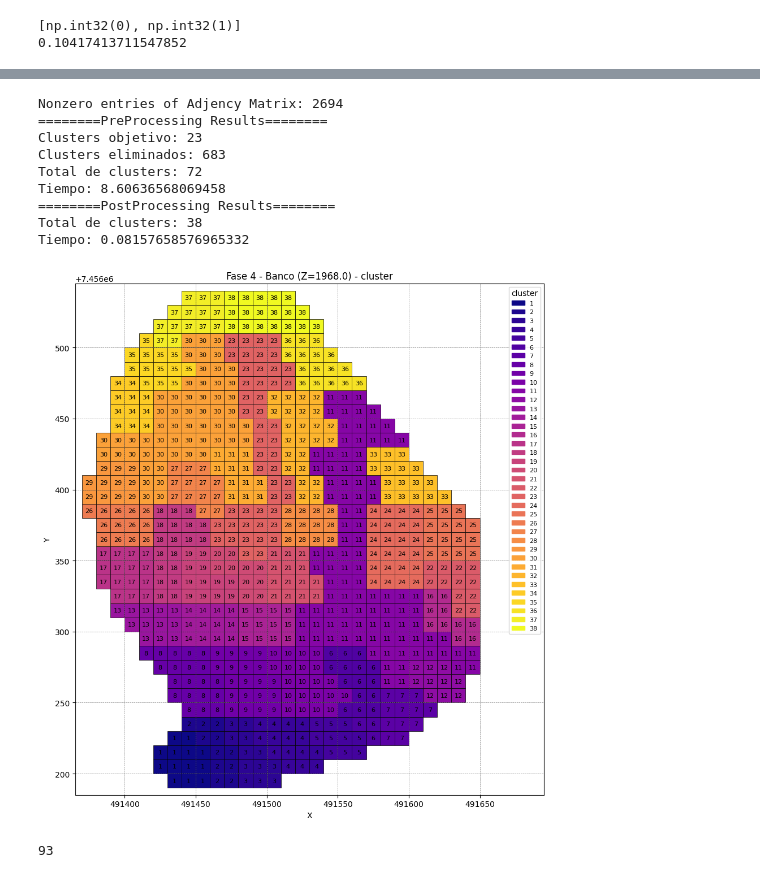
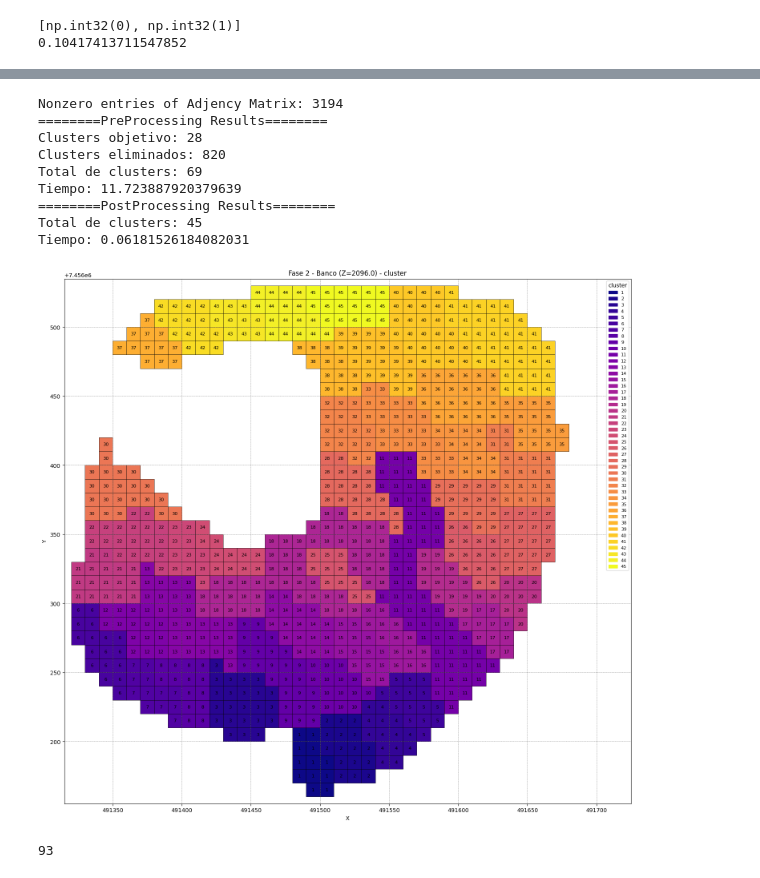
Before and after one commit to Felipe-Asbun-Torres/Laboratorio-2, a Jupyter notebook: ClusteringTabesh2013.ipynb, the cells around one changed output, grey strips where cells are left out. Saved outputs shown, nothing was run; the diff lists cells and outputs as text; code cells hidden in the pictures.

```diff
--- a/ClusteringTabesh2013.ipynb
+++ b/ClusteringTabesh2013.ipynb
@@ -517,12 +517,12 @@ def Find_Most_Similar_Adjacent_Clusters_Hadamard(AdjencyMatrix, SimilarityMatrix
     row_max = Sim_Matrix.row[index_max_similarity]
     col_max = Sim_Matrix.col[index_max_similarity]
 
-    # if row_max < col_max:
-    #     i = row_max
-    #     j = col_max
-    # else:
-    #     i = col_max
-    #     j = row_max
+    if row_max < col_max:
+        i = row_max
+        j = col_max
+    else:
+        i = col_max
+        j = row_max
     return [row_max, col_max]
 
 def Find_Corner_Blocks(FaseBanco, AdjencyMatrix):
@@ -672,9 +672,11 @@ def Clustering(
         else:
             # adj_matrix_sparse = adj_matrix_sparse.tolil()
             adj_matrix_sparse[i,j] = 0
+            adj_matrix_sparse[j,i] = 0
             # adj_matrix_sparse = adj_matrix_sparse.tocsr()
             sim_matrix[i,j] = 0
-            adj_matrix_sparse.eliminate_zeros()
+            sim_matrix[j,i] = 0
+            # adj_matrix_sparse.eliminate_zeros()
     t2 = time.time()
     tiempo_agregacion = t2 - t1
     N_Clusters = len(fase_banco['cluster'].unique())
@@ -808,7 +810,9 @@ def ClusteringSalman(
             Clusters_Eliminados += 1
         else:
             adj_matrix_sparse[i,j] = 0
+            adj_matrix_sparse[j,i] = 0
             sim_matrix[i,j] = 0
+            sim_matrix[j,i] = 0
             adj_matrix_sparse.eliminate_zeros()
     t2 = time.time()
     tiempo_agregacion = t2 - t1
@@ -890,8 +894,8 @@ def ClusteringSalman(
     return [fase_banco, N_Clusters, execution_time, adj_matrix_copy, sim_matrix_copy, adj_matrix_sparse]
 # %%
 # Fase-Banco de prueba: fase=2, z=2096  4-2064.0
-fase = 4
-z = 2064
+fase = 2
+z = 2096
 
 P = 4
 R = 0.85
@@ -986,23 +1014,23 @@ KeyboardInterrupt:
 # %%
 x_min = np.min(fase_banco['x'].values)-10
 y_min = np.min(fase_banco['y'].values)-10
 x_max = np.max(fase_banco['x'].values)+10
 y_max = np.max(fase_banco['y'].values)+10
 
 fb_salman = ClusteringSalman(fase_banco, Tabesh=True, PostProcessing=True, directional_mining=True, P_inicio=(x_min, y_min), P_final=(x_max, y_max))[0]
 
-plot_fase_banco(fb_salman, column_hue='cluster', xsize=10, ysize=10)
+plot_fase_banco(fb_salman, column_hue='cluster', xsize=15, ysize=15)
 # %% [output]
-Nonzero entries of Adjency Matrix: 2694
+Nonzero entries of Adjency Matrix: 3194
 ========PreProcessing Results========
-Clusters objetivo: 23
-Clusters eliminados: 683
-Total de clusters: 72
-Tiempo: 8.60636568069458
+Clusters objetivo: 28
+Clusters eliminados: 820
+Total de clusters: 69
+Tiempo: 11.723887920379639
 ========PostProcessing Results========
-Total de clusters: 38
-Tiempo: 0.08157658576965332
+Total de clusters: 45
+Tiempo: 0.06181526184082031
-[figure, old version]
+[figure, new version]
 # %%
 len(fase_banco_tabesh.loc[fase_banco_tabesh['cluster']==44])
 # %% [output]
```
Also changed, not shown: parts of 4 cells of this notebook.
